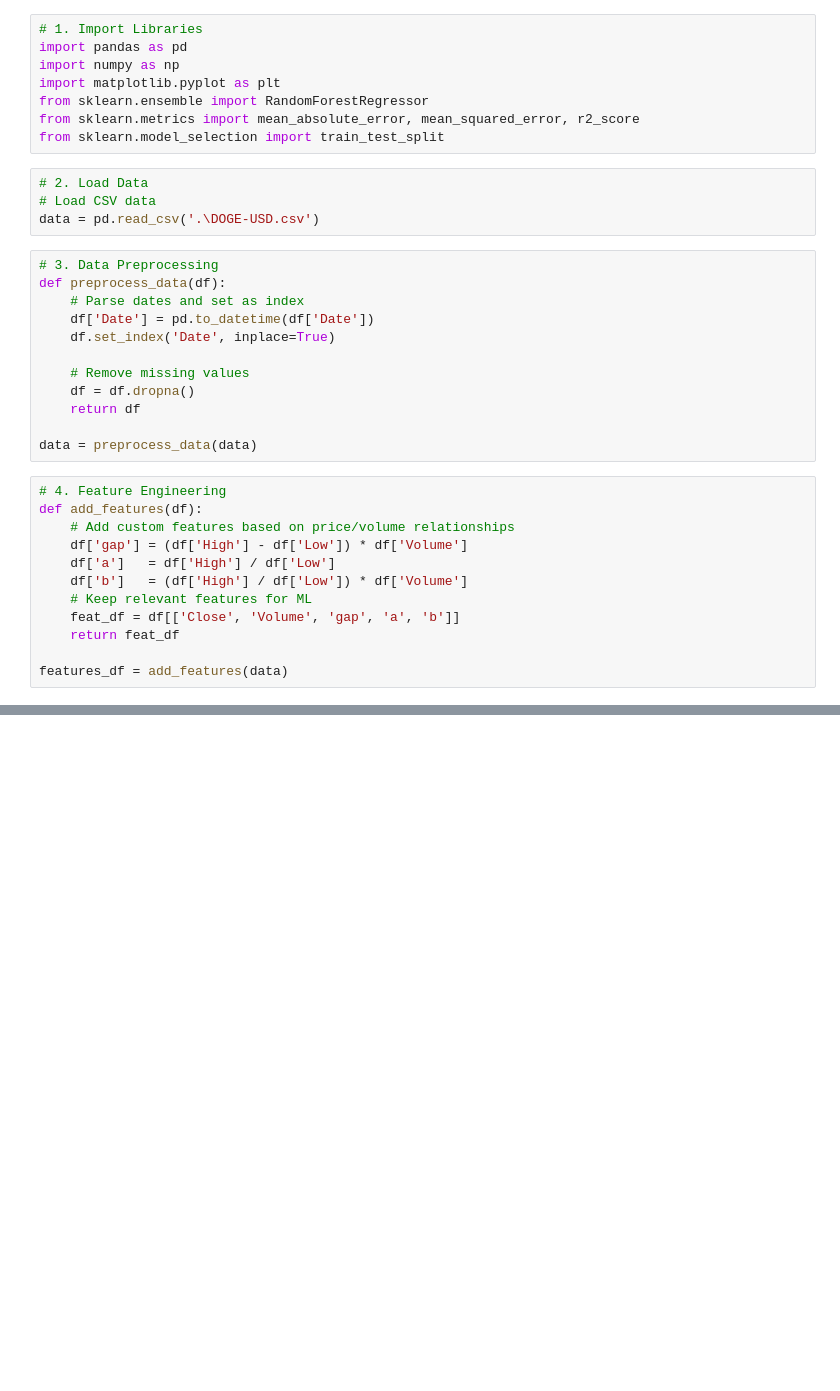
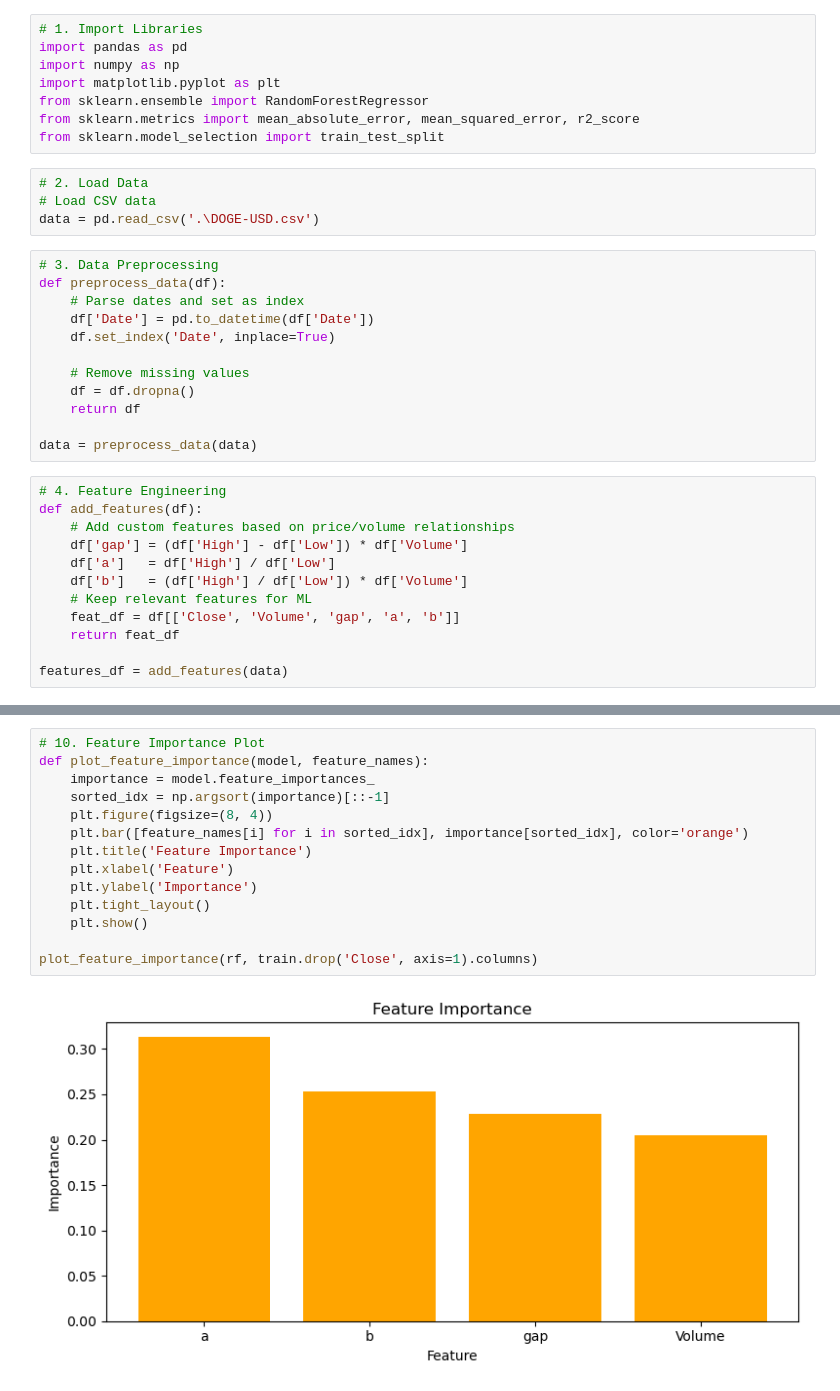
Before and after one commit to aravinds-py/Dogecoin-Price-Prediction, a Jupyter notebook: Dogecoin.ipynb, the cells around one changed output, grey strips where cells are left out. Drawn from its saved outputs; the diff is of its cells as text; blank space fills up the shorter version.

```diff
--- a/Dogecoin.ipynb
+++ b/Dogecoin.ipynb
@@ -36,0 +100,16 @@ features_df = add_features(data)
+# %%
+# 10. Feature Importance Plot
+def plot_feature_importance(model, feature_names):
+    importance = model.feature_importances_
+    sorted_idx = np.argsort(importance)[::-1]
+    plt.figure(figsize=(8, 4))
+    plt.bar([feature_names[i] for i in sorted_idx], importance[sorted_idx], color='orange')
+    plt.title('Feature Importance')
+    plt.xlabel('Feature')
+    plt.ylabel('Importance')
+    plt.tight_layout()
+    plt.show()
+
+plot_feature_importance(rf, train.drop('Close', axis=1).columns)
+# %% [output]
+[figure, added]
```
Also changed, not shown: parts of 5 cells of this notebook.
